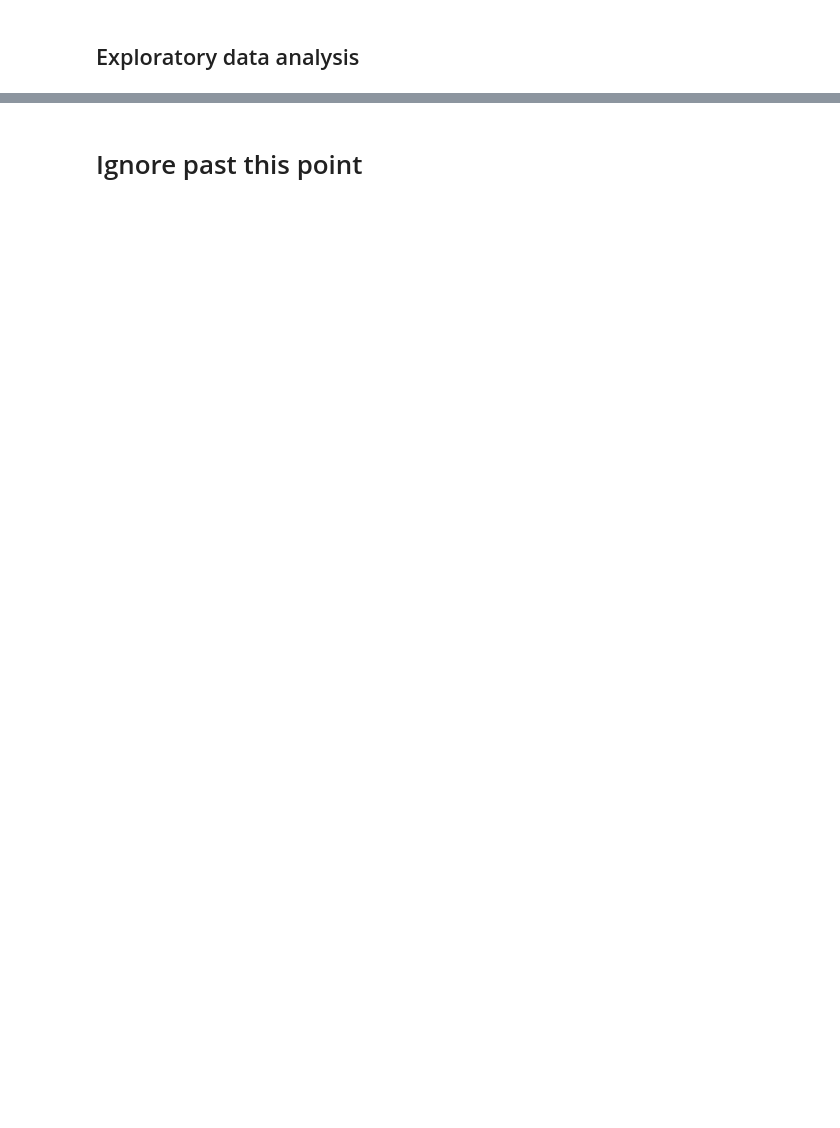
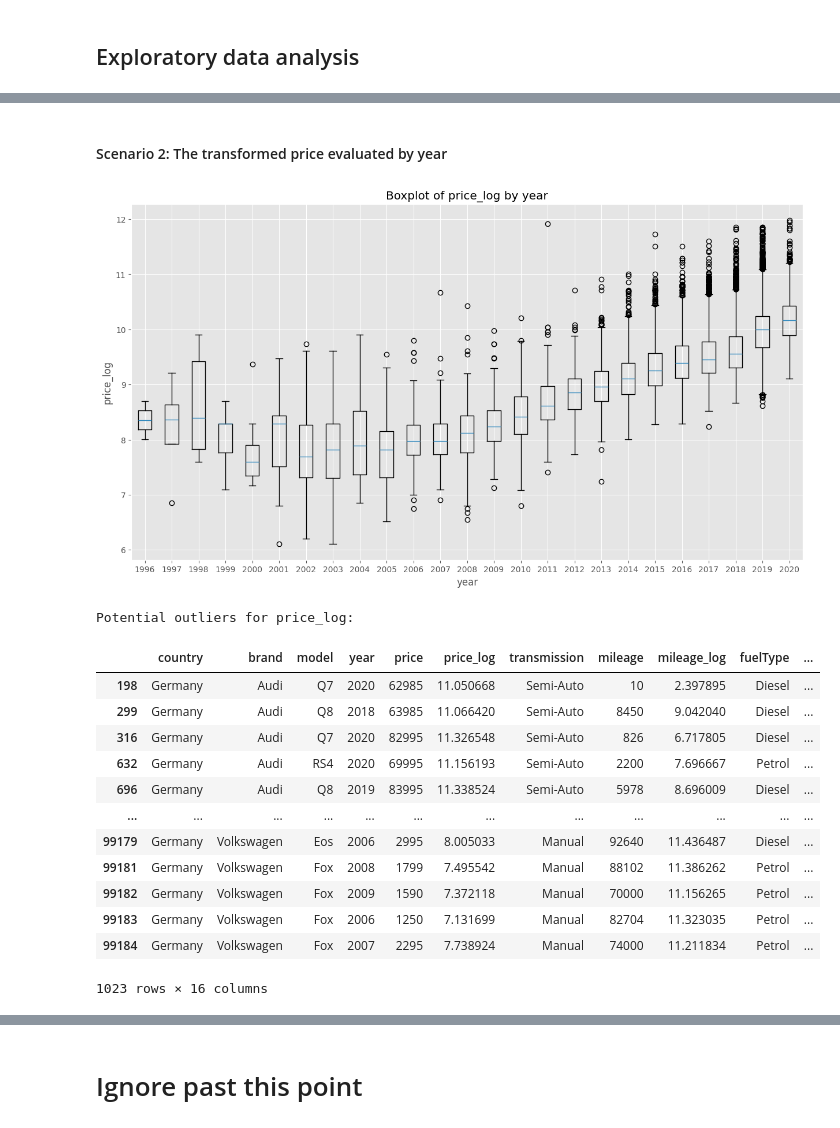
Before and after one commit to j-lepard/Understanding_Used_Car_Prices, a Jupyter notebook: 02.DYLAN.ipynb, the cells around one changed output, grey strips where cells are left out. Saved outputs shown, nothing was run; the diff lists cells and outputs as text; code cells hidden in the pictures; blank space fills up the shorter version.

```diff
--- a/02.DYLAN.ipynb
+++ b/02.DYLAN.ipynb
@@ -209,0 +580,54 @@ memory usage: 916.9+ KB
+# %% [markdown]
+#### Scenario 2: The transformed price evaluated by year
+# %%
+# extract unique years and sort them in ascending order
+unique_years = sorted(used_cars_log_df['year'].unique())
+
+# create a boxplot for 'price_log' considering 'year' in ascending order
+plt.figure(figsize = (15, 8))
+
+plot_data = []
+labels = []
+
+for year in unique_years:
+    plot_data.append(used_cars_log_df[used_cars_log_df['year'] == year]['price_log'])
+    labels.append(str(year))
+
+plt.boxplot(plot_data)
+plt.xticks(range(1, len(unique_years) + 1), labels) # create the x-axis labels for all the years
+
+plt.xlabel('year')
+plt.ylabel('price_log')
+plt.title('Boxplot of price_log by year')
+plt.show()
+
+# use IQR to identify outliers for price_log
+Q1_price_log = used_cars_log_df['price_log'].quantile(0.25)
+Q3_price_log = used_cars_log_df['price_log'].quantile(0.75)
+IQR_price_log = Q3_price_log - Q1_price_log
+
+# identify potential outliers for price_log
+outliers_price_log = used_cars_log_df[(used_cars_log_df['price_log'] < Q1_price_log - 1.5 * IQR_price_log) |
+                                      (used_cars_log_df['price_log'] > Q3_price_log + 1.5 * IQR_price_log)]
+
+# print potential outliers for price_log
+print("\nPotential outliers for price_log:")
+display(outliers_price_log)
+
+outliers_price_log.to_csv("data/eda_process/all_used_car_price_log_outliers.csv", index = False)
+# %% [output]
+[figure, added]
+Potential outliers for price_log:
+|  | country | brand | model | year | price | price_log | transmission | mileage | mileage_log | fuelType | ... |
+| 198 | Germany | Audi | Q7 | 2020 | 62985 | 11.050668 | Semi-Auto | 10 | 2.397895 | Diesel | ... |
+| 299 | Germany | Audi | Q8 | 2018 | 63985 | 11.066420 | Semi-Auto | 8450 | 9.042040 | Diesel | ... |
+| 316 | Germany | Audi | Q7 | 2020 | 82995 | 11.326548 | Semi-Auto | 826 | 6.717805 | Diesel | ... |
+| 632 | Germany | Audi | RS4 | 2020 | 69995 | 11.156193 | Semi-Auto | 2200 | 7.696667 | Petrol | ... |
+| 696 | Germany | Audi | Q8 | 2019 | 83995 | 11.338524 | Semi-Auto | 5978 | 8.696009 | Diesel | ... |
+| ... | ... | ... | ... | ... | ... | ... | ... | ... | ... | ... | ... |
+| 99179 | Germany | Volkswagen | Eos | 2006 | 2995 | 8.005033 | Manual | 92640 | 11.436487 | Diesel | ... |
+| 99181 | Germany | Volkswagen | Fox | 2008 | 1799 | 7.495542 | Manual | 88102 | 11.386262 | Petrol | ... |
+| 99182 | Germany | Volkswagen | Fox | 2009 | 1590 | 7.372118 | Manual | 70000 | 11.156265 | Petrol | ... |
+| 99183 | Germany | Volkswagen | Fox | 2006 | 1250 | 7.131699 | Manual | 82704 | 11.323035 | Petrol | ... |
+| 99184 | Germany | Volkswagen | Fox | 2007 | 2295 | 7.738924 | Manual | 74000 | 11.211834 | Petrol | ... |
+1023 rows × 16 columns
```
Also changed, not shown: parts of 74 cells of this notebook, 15 other files.
